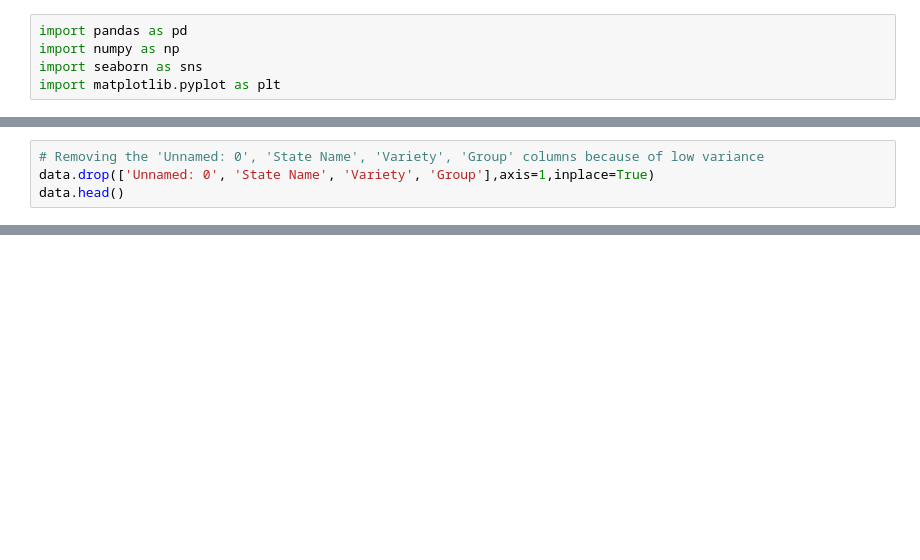
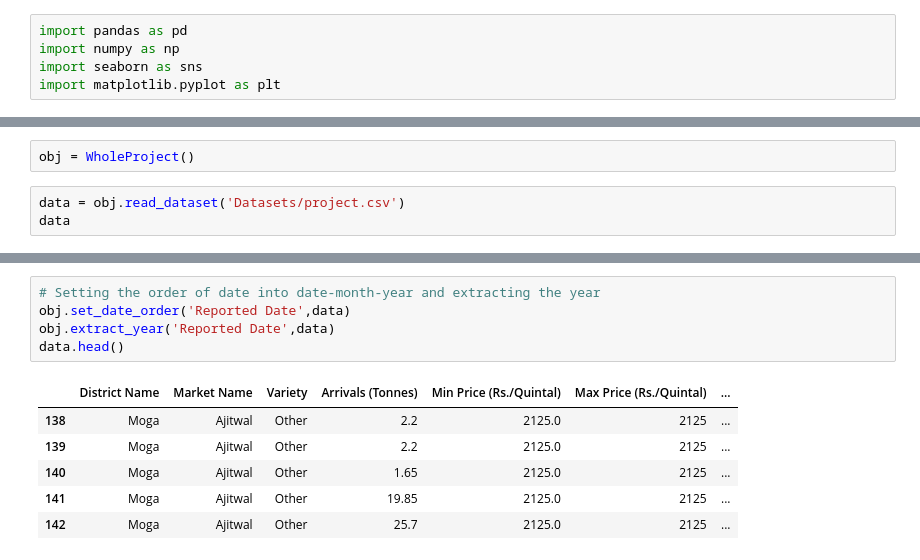
Before and after one commit to sudev2001/Visualization-Project-Agriculture-Related-, a Jupyter notebook: Visualization with Preprocessing.ipynb, the cells around one changed output, grey strips where cells are left out. Saved outputs shown, nothing was run; the diff lists cells and outputs as text; blank space fills up the shorter version.

```diff
--- a/Visualization with Preprocessing.ipynb
+++ b/Visualization with Preprocessing.ipynb
@@ -92,4 +7,0 @@ data
-# %%
-# Removing the 'Unnamed: 0', 'State Name', 'Variety', 'Group' columns because of low variance
-data.drop(['Unnamed: 0', 'State Name', 'Variety', 'Group'],axis=1,inplace=True)
-data.head()
@@ -106,0 +48,5 @@ See the caveats in the documentation: https://pandas.pydata.org/pandas-docs/stab
+# %%
+obj = WholeProject()
+# %%
+data = obj.read_dataset('Datasets/project.csv')
+data
@@ -153,0 +115,12 @@ Name: Modal Price (Rs./Quintal), dtype: int64
+# %%
+# Setting the order of date into date-month-year and extracting the year
+obj.set_date_order('Reported Date',data)
+obj.extract_year('Reported Date',data)
+data.head()
+# %% [output]
+|  | District Name | Market Name | Variety | Arrivals (Tonnes) | Min Price (Rs./Quintal) | Max Price (Rs./Quintal) | ... |
+| 138 | Moga | Ajitwal | Other | 2.2 | 2125.0 | 2125 | ... |
+| 139 | Moga | Ajitwal | Other | 2.2 | 2125.0 | 2125 | ... |
+| 140 | Moga | Ajitwal | Other | 1.65 | 2125.0 | 2125 | ... |
+| 141 | Moga | Ajitwal | Other | 19.85 | 2125.0 | 2125 | ... |
+| 142 | Moga | Ajitwal | Other | 25.7 | 2125.0 | 2125 | ... |
```
Also changed, not shown: parts of 27 cells of this notebook.
